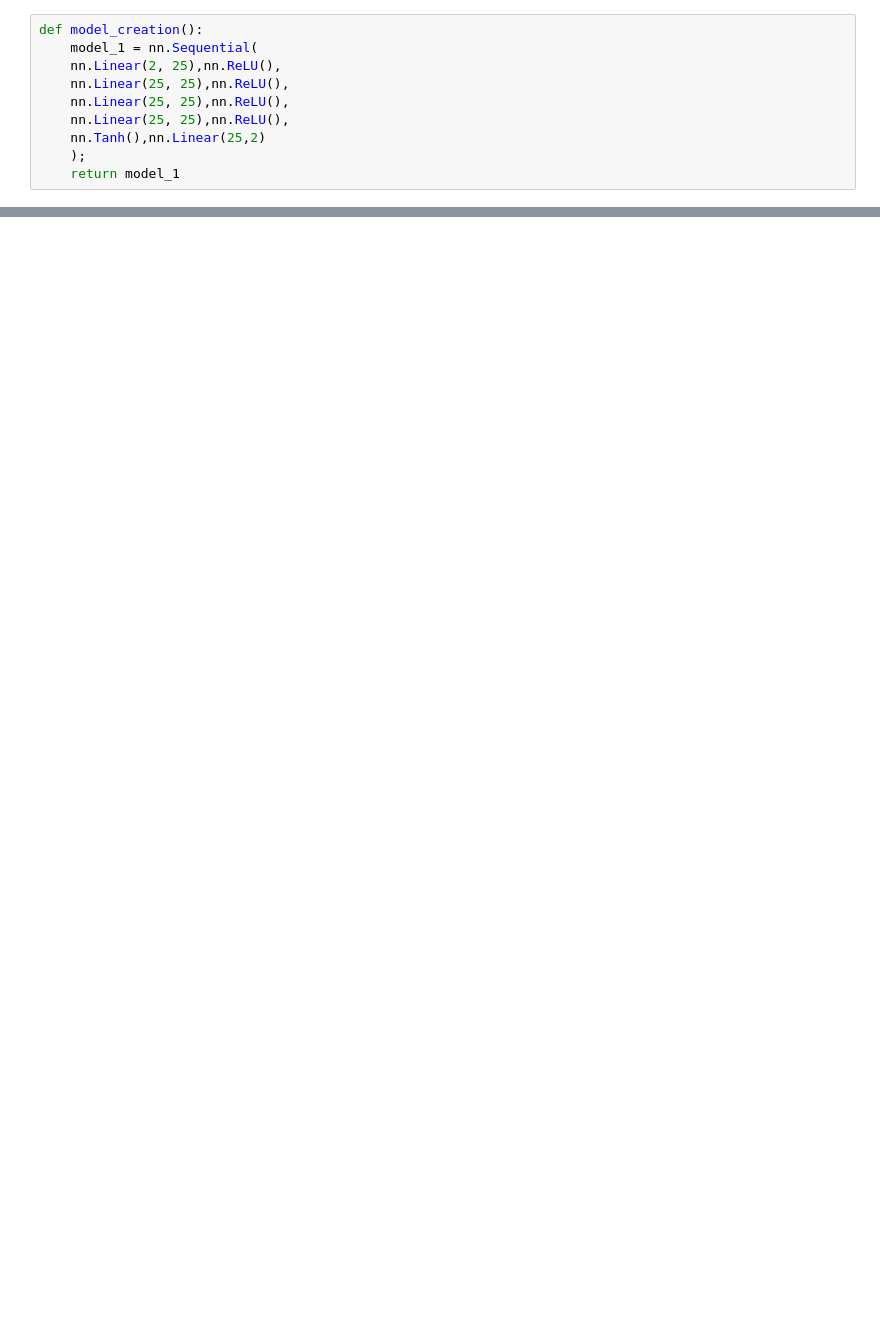
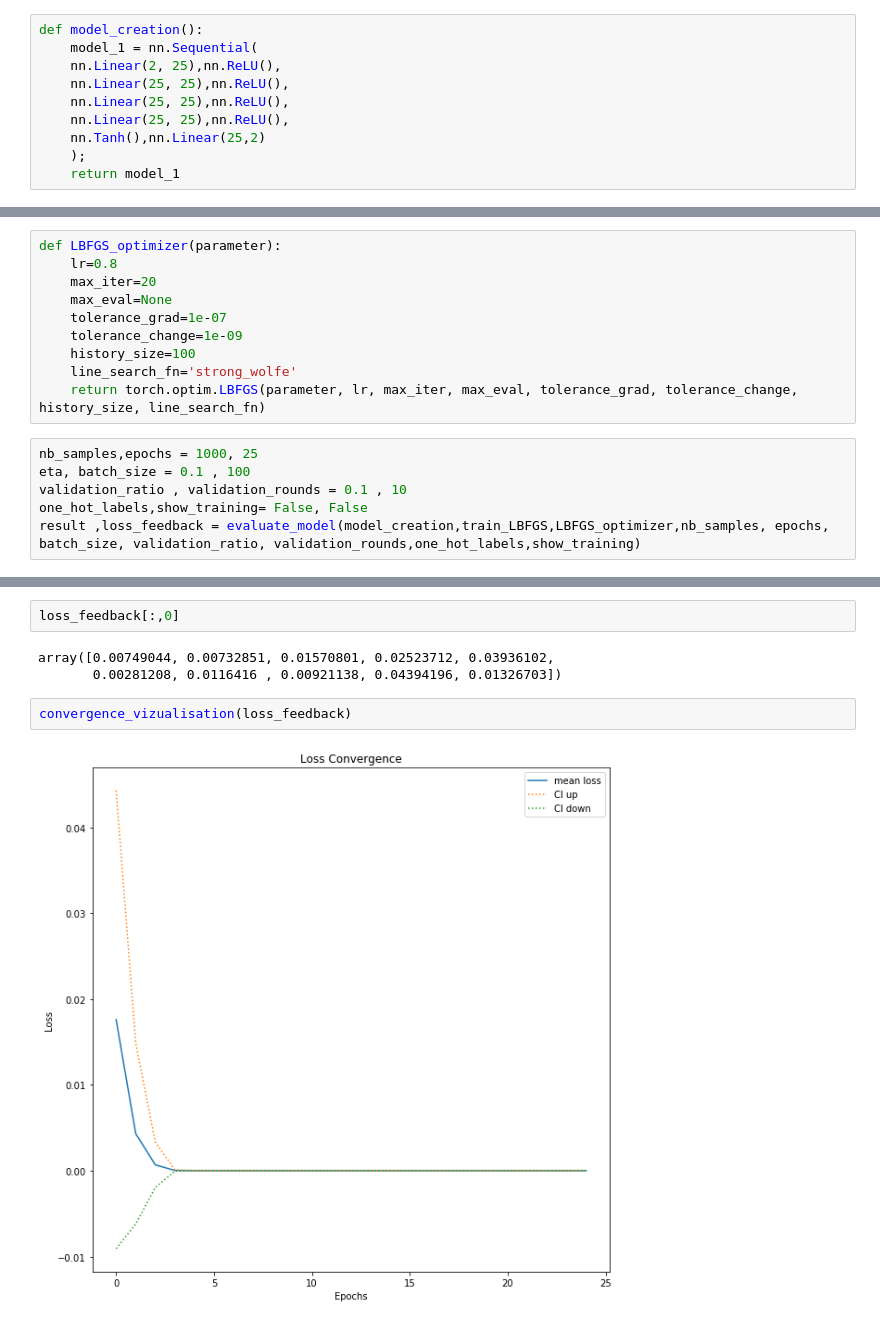
Before and after one commit to JoachimLandtmeters/OptMLproject, a Jupyter notebook: Deep_Learning_SGD.ipynb, the cells around one changed output, grey strips where cells are left out. Drawn from its saved outputs; the diff is of its cells as text; blank space fills up the shorter version.

```diff
--- a/Deep_Learning_SGD.ipynb
+++ b/Deep_Learning_SGD.ipynb
@@ -54,0 +59,16 @@ convergence_vizualisation(loss_feedback)
+# %%
+def LBFGS_optimizer(parameter):
+    lr=0.8
+    max_iter=20
+    max_eval=None
+    tolerance_grad=1e-07
+    tolerance_change=1e-09
+    history_size=100
+    line_search_fn='strong_wolfe'
+    return torch.optim.LBFGS(parameter, lr, max_iter, max_eval, tolerance_grad, tolerance_change, history_size, line_search_fn)
+# %%
+nb_samples,epochs = 1000, 25
+eta, batch_size = 0.1 , 100
+validation_ratio , validation_rounds = 0.1 , 10
+one_hot_labels,show_training= False, False
+result ,loss_feedback = evaluate_model(model_creation,train_LBFGS,LBFGS_optimizer,nb_samples, epochs, batch_size, validation_ratio, validation_rounds,one_hot_labels,show_training)
@@ -54,0 +86,9 @@ convergence_vizualisation(loss_feedback)
+# %%
+loss_feedback[:,0]
+# %% [output]
+array([0.00749044, 0.00732851, 0.01570801, 0.02523712, 0.03936102,
+       0.00281208, 0.0116416 , 0.00921138, 0.04394196, 0.01326703])
+# %%
+convergence_vizualisation(loss_feedback)
+# %% [output]
+[figure, added]
```
Also changed, not shown: parts of 6 cells of this notebook, 1 other file.
